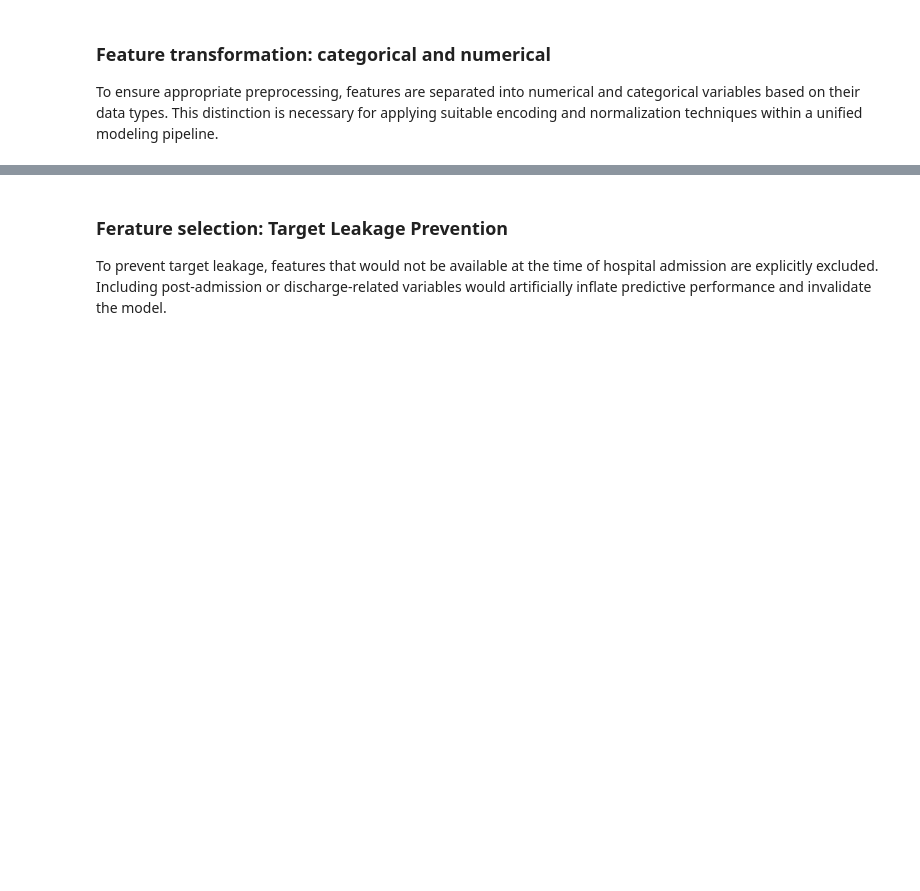
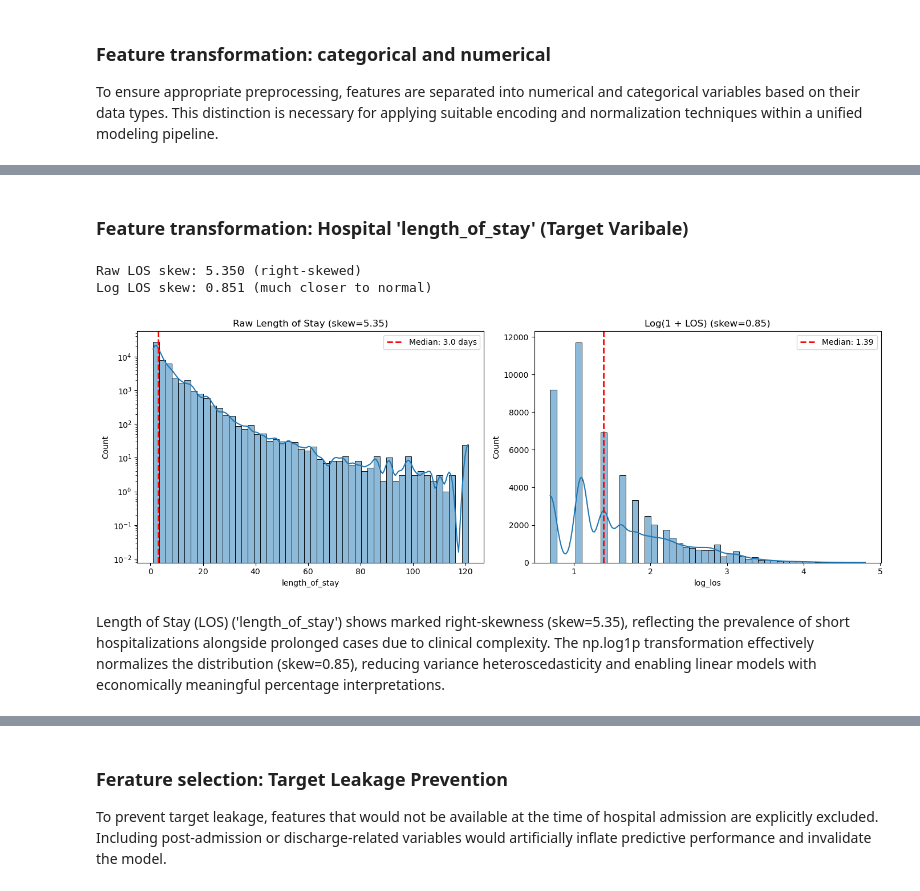
Before and after one commit to ibejerano/unie-healthcare-regression, a Jupyter notebook: src/hospital_los_regressor.ipynb, the cells around one changed output, grey strips where cells are left out. Drawn from its saved outputs; the diff is of its cells as text; code cells hidden in the pictures; blank space fills up the shorter version.

```diff
--- a/src/hospital_los_regressor.ipynb
+++ b/src/hospital_los_regressor.ipynb
@@ -564,3 +666,69 @@ High-cardinality columns now numeric: [dtype('int64'), dtype('int64'), dtype('in
 Shapes match:
 X rows: 52058, X_encoded rows: 52058
 y shape: (52058,)
+# %% [markdown]
+### Feature transformation: Hospital 'length_of_stay' (Target Varibale)
+# %%
+import matplotlib.pyplot as plt
+import seaborn as sns
+import numpy as np
+import pandas as pd
+
+# Ensure numeric LOS
+df_clean['length_of_stay'] = pd.to_numeric(
+    df_clean['length_of_stay'], errors='coerce'
+)
+
+# Drop invalid LOS values
+df_clean = df_clean[df_clean['length_of_stay'] >= 0]
+
+# Log-transform LOS
+df_clean['log_los'] = np.log1p(df_clean['length_of_stay'])
+
+# Skewness diagnostics
+los_raw = df_clean['length_of_stay']
+los_log = df_clean['log_los']
+
+skew_raw = los_raw.skew()
+skew_log = los_log.skew()
+
+print(f"Raw LOS skew: {skew_raw:.3f} (right-skewed)")
+print(f"Log LOS skew: {skew_log:.3f} (much closer to normal)")
+
+# Visualization
+fig, axes = plt.subplots(1, 2, figsize=(14, 5))
+
+# Raw LOS (log y-scale)
+sns.histplot(los_raw, kde=True, bins=50, ax=axes[0])
+axes[0].set_yscale('log')
+median_raw = los_raw.median()
+axes[0].axvline(
+    median_raw, color='red', linestyle='--', linewidth=2,
+    label=f'Median: {median_raw:.1f} days'
+)
+axes[0].set_title(f'Raw Length of Stay (skew={skew_raw:.2f})')
+axes[0].legend()
+
+# Log LOS
+sns.histplot(los_log, kde=True, bins=50, ax=axes[1])
+median_log = los_log.median()
+axes[1].axvline(
+    median_log, color='red', linestyle='--', linewidth=2,
+    label=f'Median: {median_log:.2f}'
+)
+axes[1].set_title(f'Log(1 + LOS) (skew={skew_log:.2f})')
+axes[1].legend()
+
+plt.tight_layout()
+plt.show()
+# %% [output]
+Raw LOS skew: 5.350 (right-skewed)
+Log LOS skew: 0.851 (much closer to normal)
+[figure, added]
+# %% [markdown]
+Length of Stay (LOS) ('length_of_stay') shows marked right-skewness
+(skew=5.35), reflecting the prevalence of short hospitalizations alongside
+prolonged cases due to clinical complexity. The np.log1p transformation
+effectively normalizes the distribution (skew=0.85), reducing variance
+heteroscedasticity and enabling linear models with economically meaningful
+percentage interpretations.
```
Also changed, not shown: parts of 73 cells of this notebook, 1 other file.
